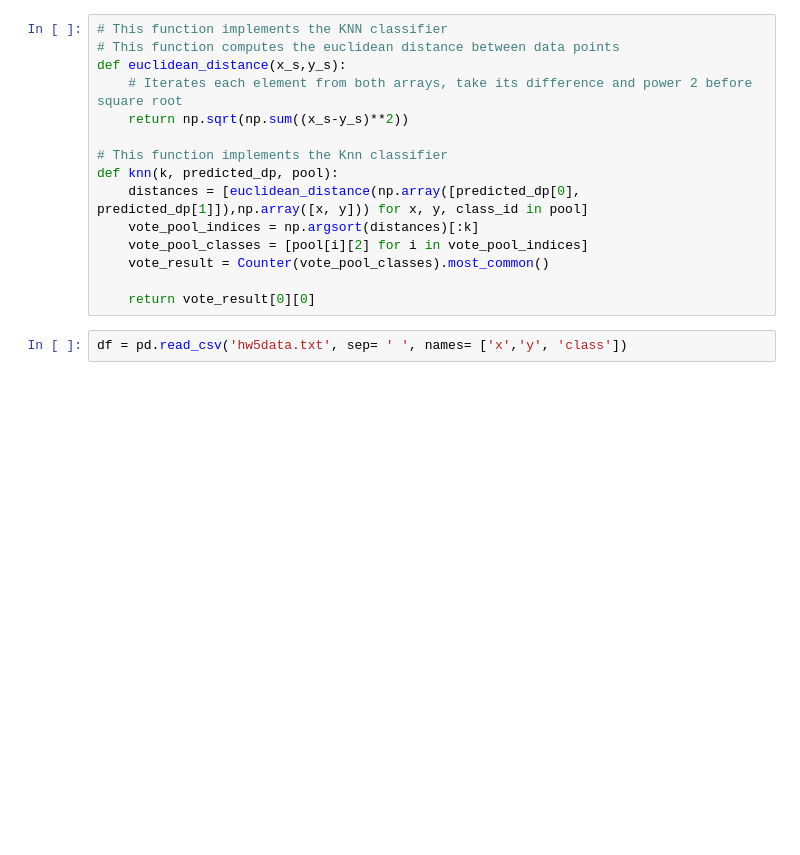
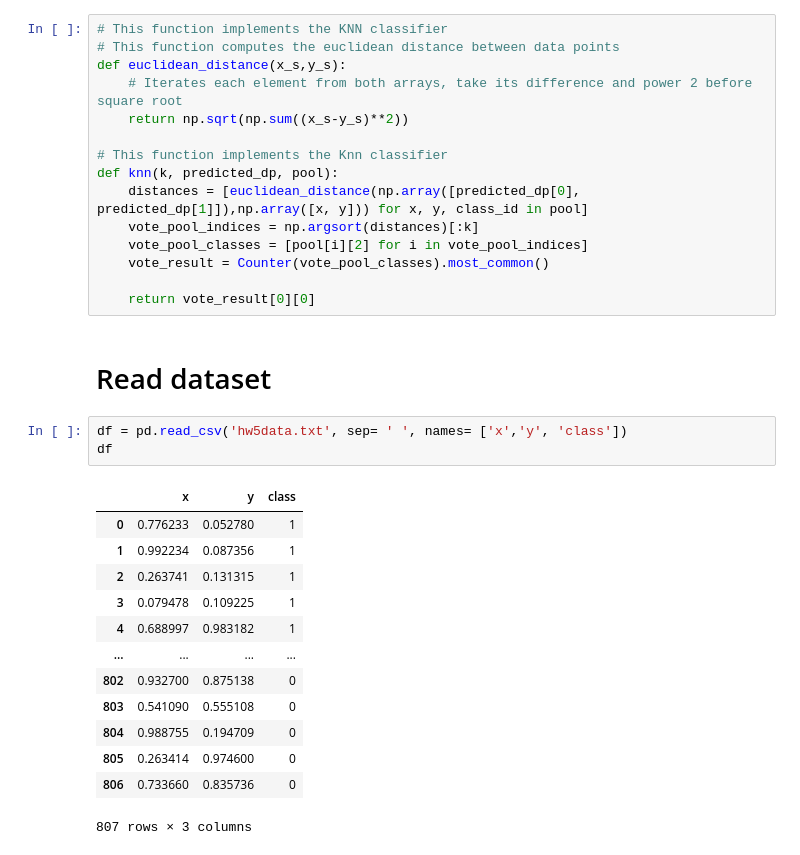
Before and after one commit to csjiet/KNN-teaching, a Jupyter notebook: main.ipynb, the cells around one changed output. Drawn from its saved outputs; the diff is of its cells as text; blank space fills up the shorter version.

```diff
--- a/main.ipynb
+++ b/main.ipynb
@@ -20,6 +23,23 @@ def knn(k, predicted_dp, pool):
     vote_result = Counter(vote_pool_classes).most_common()
 
     return vote_result[0][0]
+# %% [markdown]
+# Read dataset
 # %%
 df = pd.read_csv('hw5data.txt', sep= ' ', names= ['x','y', 'class'])
+df
+# %% [output]
+|  | x | y | class |
+| 0 | 0.776233 | 0.052780 | 1 |
+| 1 | 0.992234 | 0.087356 | 1 |
+| 2 | 0.263741 | 0.131315 | 1 |
+| 3 | 0.079478 | 0.109225 | 1 |
+| 4 | 0.688997 | 0.983182 | 1 |
+| ... | ... | ... | ... |
+| 802 | 0.932700 | 0.875138 | 0 |
+| 803 | 0.541090 | 0.555108 | 0 |
+| 804 | 0.988755 | 0.194709 | 0 |
+| 805 | 0.263414 | 0.974600 | 0 |
+| 806 | 0.733660 | 0.835736 | 0 |
+807 rows × 3 columns
 # %%
```
Also changed, not shown: parts of 8 cells of this notebook.
